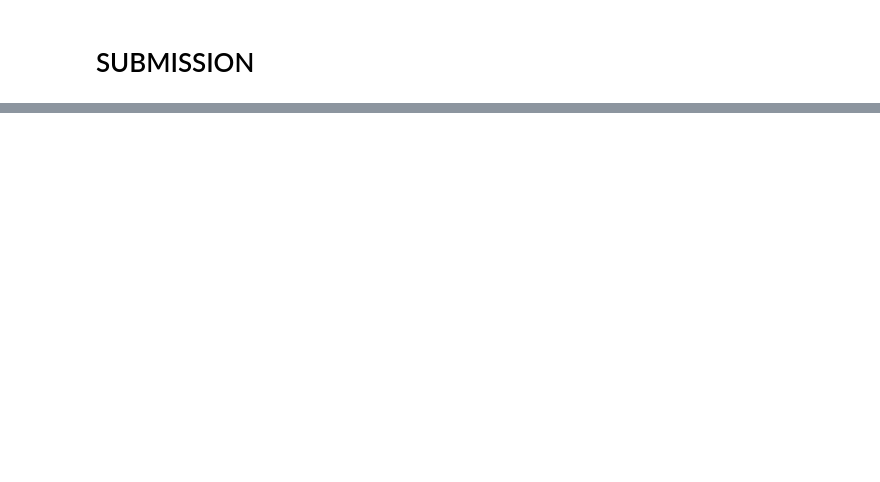
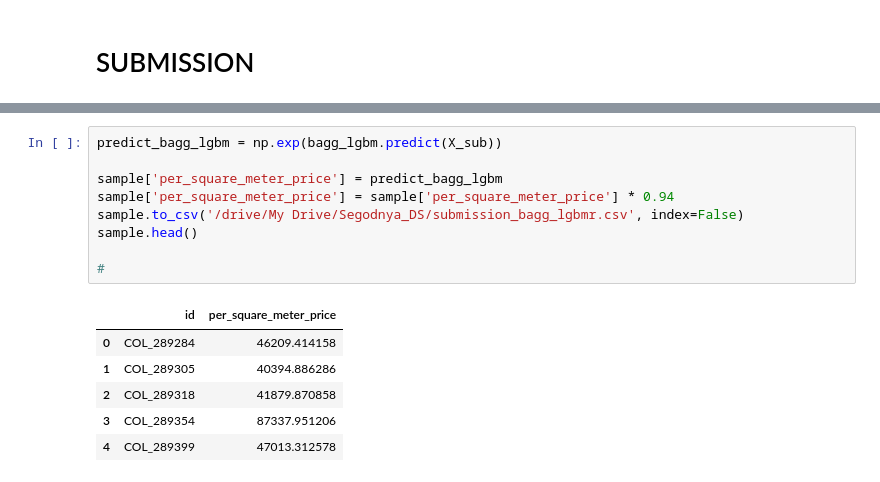
Before and after one commit to Segodnya/raifhack_ds, a Jupyter notebook: raifhack_ds_Segodnya.ipynb, the cells around one changed output, grey strips where cells are left out. Drawn from its saved outputs; the diff is of its cells as text; blank space fills up the shorter version.

```diff
--- a/raifhack_ds_Segodnya.ipynb
+++ b/raifhack_ds_Segodnya.ipynb
@@ -467,0 +852,16 @@ sample.head()
+# %%
+predict_bagg_lgbm = np.exp(bagg_lgbm.predict(X_sub))
+
+sample['per_square_meter_price'] = predict_bagg_lgbm
+sample['per_square_meter_price'] = sample['per_square_meter_price'] * 0.94
+sample.to_csv('/drive/My Drive/Segodnya_DS/submission_bagg_lgbmr.csv', index=False)
+sample.head()
+
+#
+# %% [output]
+|  | id | per_square_meter_price |
+| 0 | COL_289284 | 46209.414158 |
+| 1 | COL_289305 | 40394.886286 |
+| 2 | COL_289318 | 41879.870858 |
+| 3 | COL_289354 | 87337.951206 |
+| 4 | COL_289399 | 47013.312578 |
```
Also changed, not shown: parts of 35 cells of this notebook, 5 other files.
